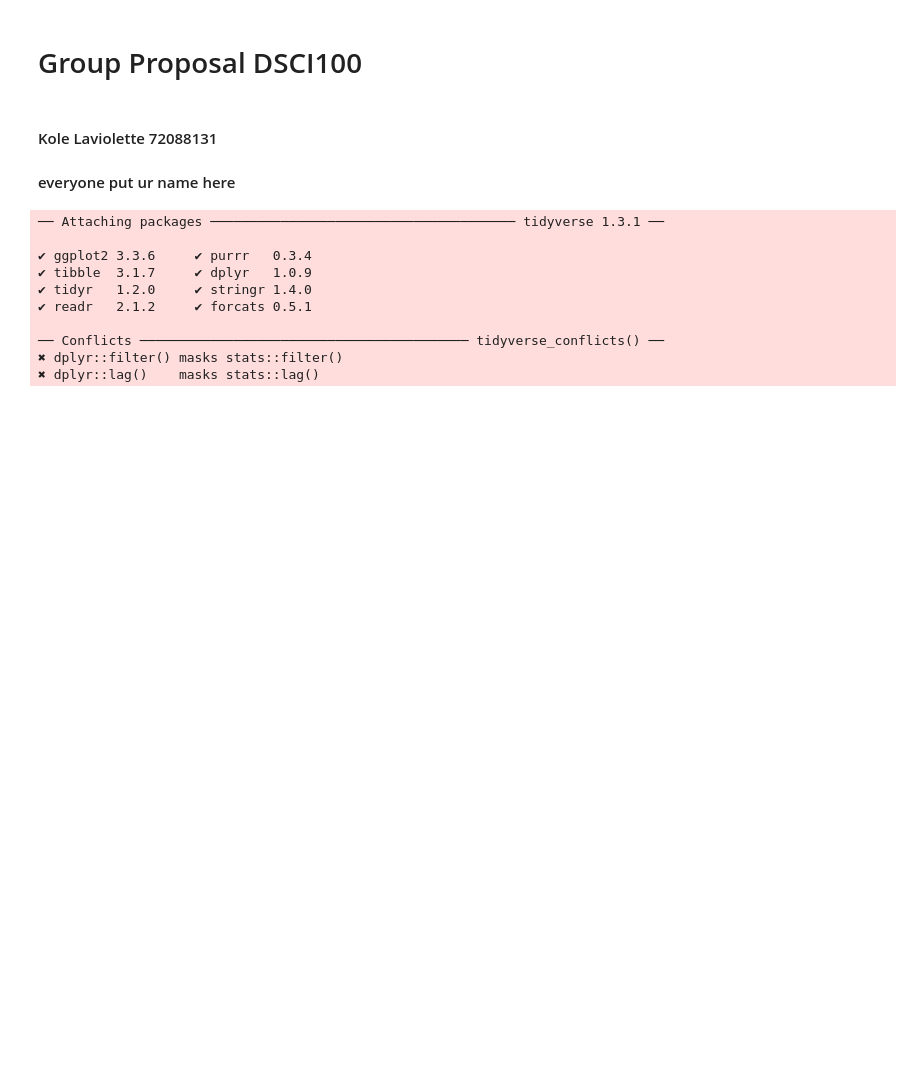
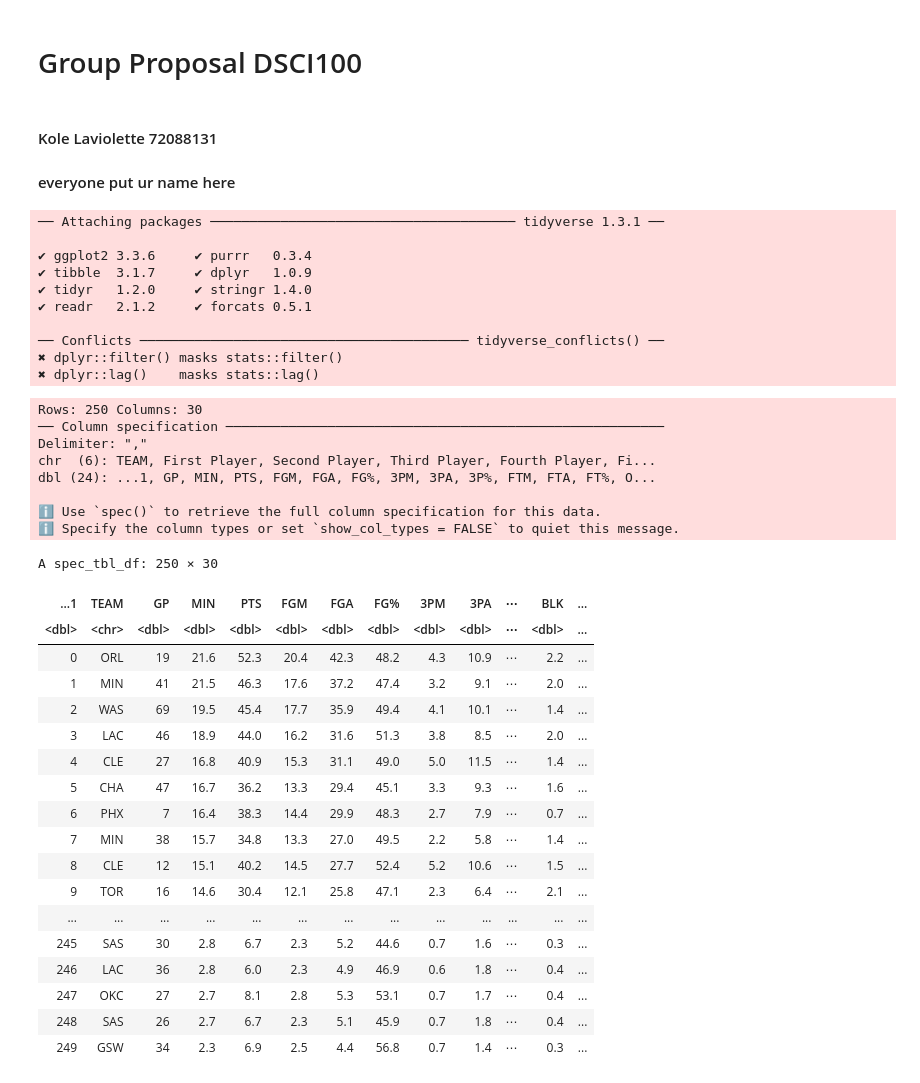
Before and after one commit to JerryQi77/DSCI_Group-Project, a Jupyter notebook: Group Proposal.ipynb, the cells around one changed output. Drawn from its saved outputs; the diff is of its cells as text; code cells hidden in the pictures; blank space fills up the shorter version.

Commit message:
added data
added dataset to notebook

```diff
--- a/Group Proposal.ipynb
+++ b/Group Proposal.ipynb
@@ -16,3 +16,33 @@ library(tidyverse)
 ── Conflicts ────────────────────────────────────────── tidyverse_conflicts() ──
 ✖ dplyr::filter() masks stats::filter()
 ✖ dplyr::lag()    masks stats::lag()
+# %%
+read_csv("https://raw.githubusercontent.com/JerryQi77/DSCI_Group-Project/main/DSCI_Group_project?token=GHSAT0AAAAAABZODHTLLIBEQEOCON2SJKP6Y2ZYXBA")
+# %% [output]
+Rows: 250 Columns: 30
+── Column specification ────────────────────────────────────────────────────────
+Delimiter: ","
+chr  (6): TEAM, First Player, Second Player, Third Player, Fourth Player, Fi...
+dbl (24): ...1, GP, MIN, PTS, FGM, FGA, FG%, 3PM, 3PA, 3P%, FTM, FTA, FT%, O...
+
+ℹ Use `spec()` to retrieve the full column specification for this data.
+ℹ Specify the column types or set `show_col_types = FALSE` to quiet this message.
+A spec_tbl_df: 250 × 30
+| ...1 | TEAM | GP | MIN | PTS | FGM | FGA | FG% | 3PM | 3PA | ⋯ | BLK | ... |
+| <dbl> | <chr> | <dbl> | <dbl> | <dbl> | <dbl> | <dbl> | <dbl> | <dbl> | <dbl> | ⋯ | <dbl> | ... |
+| 0 | ORL | 19 | 21.6 | 52.3 | 20.4 | 42.3 | 48.2 | 4.3 | 10.9 | ⋯ | 2.2 | ... |
+| 1 | MIN | 41 | 21.5 | 46.3 | 17.6 | 37.2 | 47.4 | 3.2 | 9.1 | ⋯ | 2.0 | ... |
+| 2 | WAS | 69 | 19.5 | 45.4 | 17.7 | 35.9 | 49.4 | 4.1 | 10.1 | ⋯ | 1.4 | ... |
+| 3 | LAC | 46 | 18.9 | 44.0 | 16.2 | 31.6 | 51.3 | 3.8 | 8.5 | ⋯ | 2.0 | ... |
+| 4 | CLE | 27 | 16.8 | 40.9 | 15.3 | 31.1 | 49.0 | 5.0 | 11.5 | ⋯ | 1.4 | ... |
+| 5 | CHA | 47 | 16.7 | 36.2 | 13.3 | 29.4 | 45.1 | 3.3 | 9.3 | ⋯ | 1.6 | ... |
+| 6 | PHX | 7 | 16.4 | 38.3 | 14.4 | 29.9 | 48.3 | 2.7 | 7.9 | ⋯ | 0.7 | ... |
+| 7 | MIN | 38 | 15.7 | 34.8 | 13.3 | 27.0 | 49.5 | 2.2 | 5.8 | ⋯ | 1.4 | ... |
+| 8 | CLE | 12 | 15.1 | 40.2 | 14.5 | 27.7 | 52.4 | 5.2 | 10.6 | ⋯ | 1.5 | ... |
+| 9 | TOR | 16 | 14.6 | 30.4 | 12.1 | 25.8 | 47.1 | 2.3 | 6.4 | ⋯ | 2.1 | ... |
+| ... | ... | ... | ... | ... | ... | ... | ... | ... | ... | ... | ... | ... |
+| 245 | SAS | 30 | 2.8 | 6.7 | 2.3 | 5.2 | 44.6 | 0.7 | 1.6 | ⋯ | 0.3 | ... |
+| 246 | LAC | 36 | 2.8 | 6.0 | 2.3 | 4.9 | 46.9 | 0.6 | 1.8 | ⋯ | 0.4 | ... |
+| 247 | OKC | 27 | 2.7 | 8.1 | 2.8 | 5.3 | 53.1 | 0.7 | 1.7 | ⋯ | 0.4 | ... |
+| 248 | SAS | 26 | 2.7 | 6.7 | 2.3 | 5.1 | 45.9 | 0.7 | 1.8 | ⋯ | 0.4 | ... |
+| 249 | GSW | 34 | 2.3 | 6.9 | 2.5 | 4.4 | 56.8 | 0.7 | 1.4 | ⋯ | 0.3 | ... |
```
